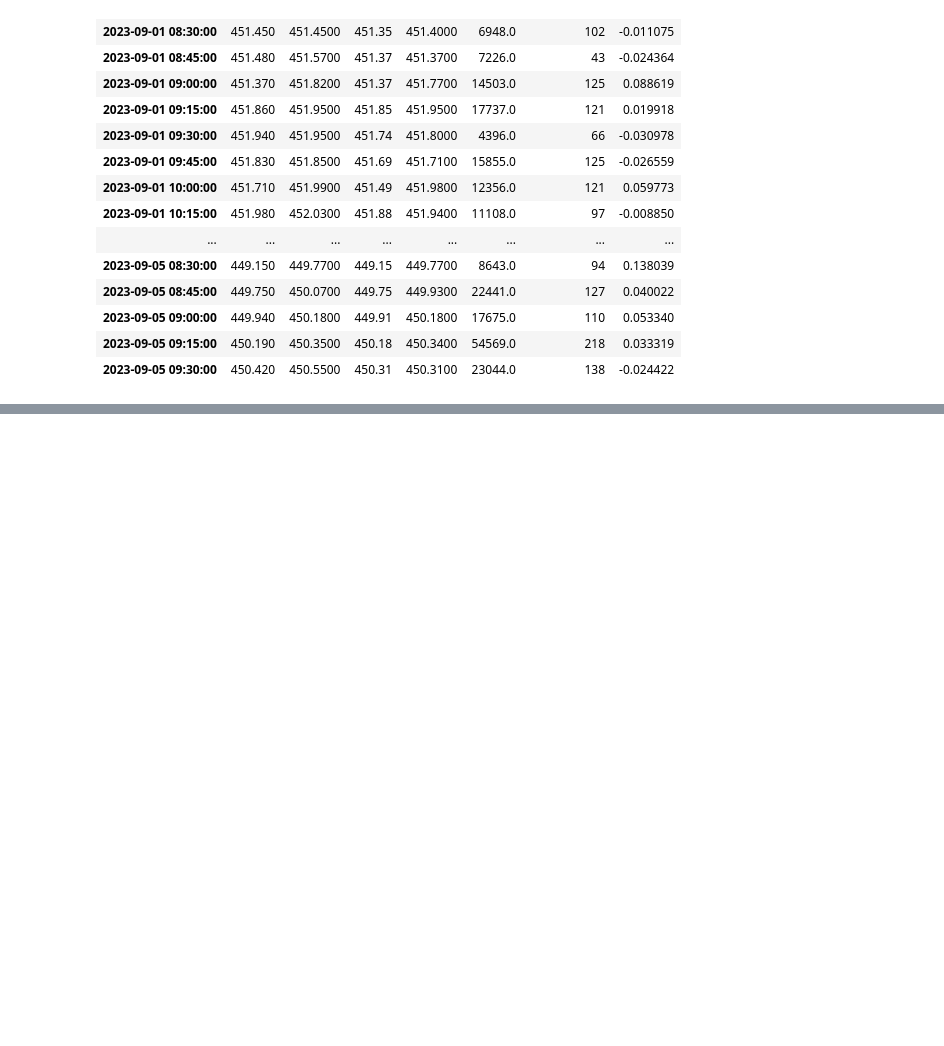
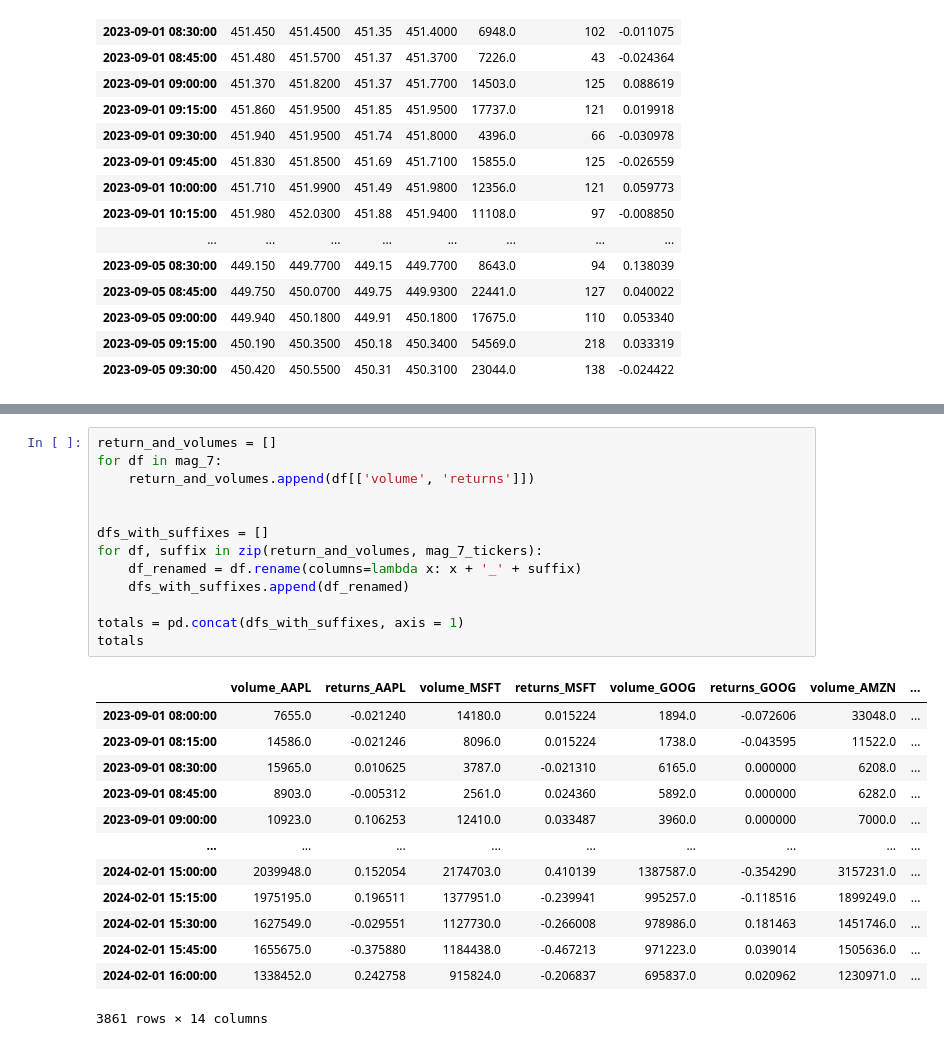
Before and after one commit to thenileriver/SPY_Analysis, a Jupyter notebook: Neils_Notebook.ipynb, the cells around one changed output, grey strips where cells are left out. Drawn from its saved outputs; the diff is of its cells as text; blank space fills up the shorter version.

```diff
--- a/Neils_Notebook.ipynb
+++ b/Neils_Notebook.ipynb
@@ -264,0 +261,27 @@ mag_7
+# %%
+return_and_volumes = []
+for df in mag_7:
+    return_and_volumes.append(df[['volume', 'returns']])
+
+
+dfs_with_suffixes = []
+for df, suffix in zip(return_and_volumes, mag_7_tickers):
+    df_renamed = df.rename(columns=lambda x: x + '_' + suffix)
+    dfs_with_suffixes.append(df_renamed)
+
+totals = pd.concat(dfs_with_suffixes, axis = 1)
+totals
+# %% [output]
+|  | volume_AAPL | returns_AAPL | volume_MSFT | returns_MSFT | volume_GOOG | returns_GOOG | volume_AMZN | ... |
+| 2023-09-01 08:00:00 | 7655.0 | -0.021240 | 14180.0 | 0.015224 | 1894.0 | -0.072606 | 33048.0 | ... |
+| 2023-09-01 08:15:00 | 14586.0 | -0.021246 | 8096.0 | 0.015224 | 1738.0 | -0.043595 | 11522.0 | ... |
+| 2023-09-01 08:30:00 | 15965.0 | 0.010625 | 3787.0 | -0.021310 | 6165.0 | 0.000000 | 6208.0 | ... |
+| 2023-09-01 08:45:00 | 8903.0 | -0.005312 | 2561.0 | 0.024360 | 5892.0 | 0.000000 | 6282.0 | ... |
+| 2023-09-01 09:00:00 | 10923.0 | 0.106253 | 12410.0 | 0.033487 | 3960.0 | 0.000000 | 7000.0 | ... |
+| ... | ... | ... | ... | ... | ... | ... | ... | ... |
+| 2024-02-01 15:00:00 | 2039948.0 | 0.152054 | 2174703.0 | 0.410139 | 1387587.0 | -0.354290 | 3157231.0 | ... |
+| 2024-02-01 15:15:00 | 1975195.0 | 0.196511 | 1377951.0 | -0.239941 | 995257.0 | -0.118516 | 1899249.0 | ... |
+| 2024-02-01 15:30:00 | 1627549.0 | -0.029551 | 1127730.0 | -0.266008 | 978986.0 | 0.181463 | 1451746.0 | ... |
+| 2024-02-01 15:45:00 | 1655675.0 | -0.375880 | 1184438.0 | -0.467213 | 971223.0 | 0.039014 | 1505636.0 | ... |
+| 2024-02-01 16:00:00 | 1338452.0 | 0.242758 | 915824.0 | -0.206837 | 695837.0 | 0.020962 | 1230971.0 | ... |
+3861 rows × 14 columns
```
Also changed, not shown: parts of 9 cells of this notebook.
